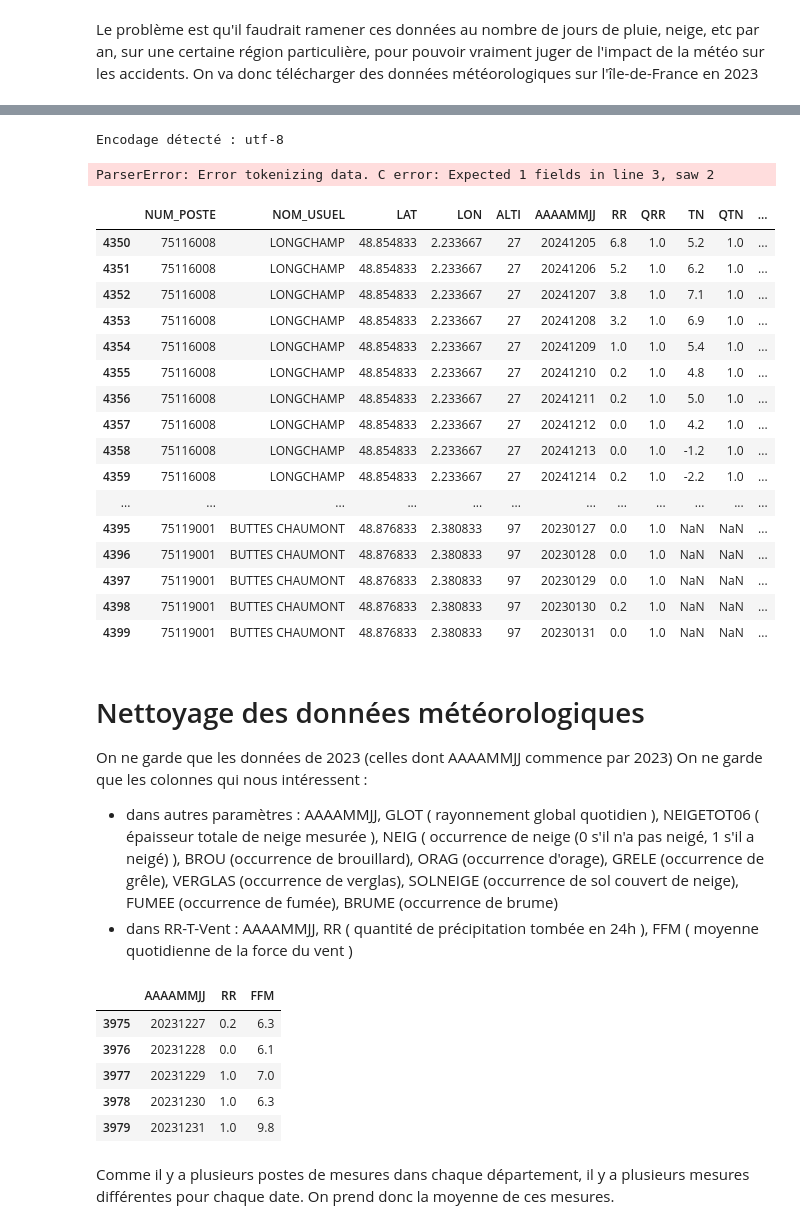
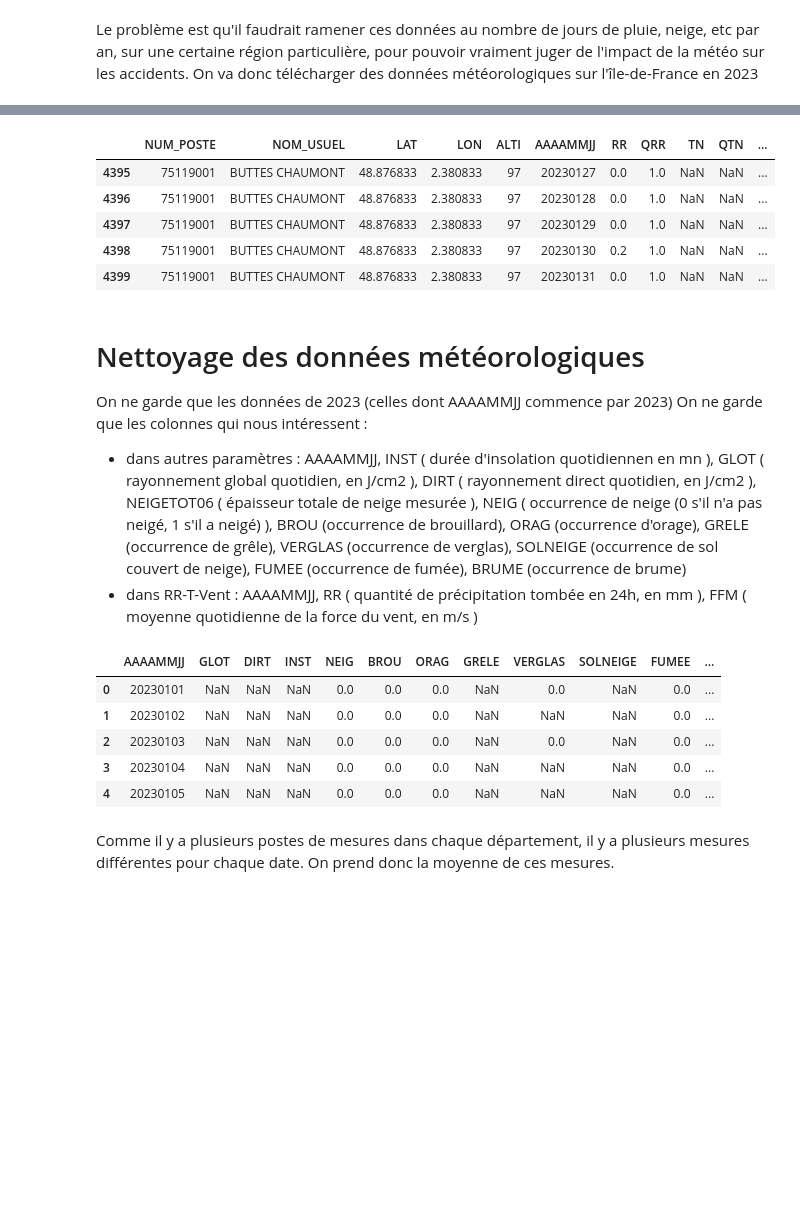
Before and after one commit to celineferbach/Projet-accidents-de-la-route, a Jupyter notebook: importation.ipynb, the cells around one changed output, grey strips where cells are left out. Cells and saved outputs as stored; diff of their text form; code cells hidden in the pictures; blank space fills up the shorter version.

```diff
--- a/importation.ipynb
+++ b/importation.ipynb
@@ -516,63 +508,30 @@ Successfully installed chardet-5.2.0
-# %%
-import requests
-import chardet
-import pandas as pd
-
-# URL du fichier CSV
-url = "https://www.data.gouv.fr/fr/datasets/r/4185b0e2-8077-4c06-af48-43defe7a108d"
-
-# Télécharger le fichier
-response = requests.get(url)
-response.raise_for_status()  # Vérifie que la requête a réussi
-
-# Détecter l'encodage
-result = chardet.detect(response.content)
-print("Encodage détecté :", result["encoding"])
-
-# Lire le fichier avec l'encodage détecté
-descriptif_vent = pd.read_csv(io.BytesIO(response.content), encoding=result["encoding"])
-print(descriptif_vent.head())
-# %% [output]
-Encodage détecté : utf-8
-ParserError: Error tokenizing data. C error: Expected 1 fields in line 3, saw 2
 # %%
 RRTVent_95 = recuperer_donnees_gz('00b37d57-76cf-4531-8fde-112a576a9a6e', 'QUOT_departement_95_periode_2023_2024_RR-T-Vent', ';')
 autres_parametres_95 = recuperer_donnees_gz('b3482517-0713-4eac-afcc-eb5b135a6ff2', 'QUOT_departement_95_periode_2023_2024_autres_parametres', ';')
 
 RRTVent_94 = recuperer_donnees_gz('dc4b8ca5-e72b-4f24-82c6-9d75f08c594b', 'QUOT_departement_94_periode_2023_2024_RR-T-Vent', ';')
 autres_parametres_94 = recuperer_donnees_gz('4ff5e1a0-c949-47ce-bdbf-e625c6df3f0e', 'QUOT_departement_94_periode_2023_2024_autres_parametres', ';')
 
 RRTVent_93 = recuperer_donnees_gz('8818da6a-3c3a-4c1e-ba7e-1e1a9c66120a', 'QUOT_departement_93_periode_2023_2024_RR-T-Vent', ';')
 autres_parametres_93 = recuperer_donnees_gz('6eadda53-ef58-4246-91ac-e84ed1a75e8f', 'QUOT_departement_93_periode_2023_2024_autres_parametres', ';')
 
 RRTVent_92 = recuperer_donnees_gz('881525f4-f786-4eb6-ac4d-d62f3089ed19', 'QUOT_departement_92_periode_2023_2024_RR-T-Vent', ';')
 autres_parametres_92 = recuperer_donnees_gz('634cc1ec-7d2a-47e4-9ef1-be51a894dbba', 'QUOT_departement_92_periode_2023_2024_autres_parametres', ';')
 
 RRTVent_91 = recuperer_donnees_gz('e3719036-f756-4a42-b1d8-ba65235d60e1', 'QUOT_departement_91_periode_2023_2024_RR-T-Vent', ';')
 autres_parametres_91 = recuperer_donnees_gz('0bce2def-d015-41e4-9d14-5127eed7b94d', 'QUOT_departement_91_periode_2023_2024_autres_parametres', ';')
 
 RRTVent_78 = recuperer_donnees_gz('c5aabcc5-3f3d-4caa-ac8a-c766685cf7b5', 'QUOT_departement_78_periode_2023_2024_RR-T-Vent', ';')
 autres_parametres_78 = recuperer_donnees_gz('587bcad8-7514-45fa-a023-39ddd5215433', 'QUOT_departement_78_periode_2023_2024_autres_parametres', ';')
 
 RRTVent_77 = recuperer_donnees_gz('473c287c-001a-4bfa-8c6c-f59afe61bead', 'QUOT_departement_77_periode_2023_2024_RR-T-Vent', ';')
 autres_parametres_77 = recuperer_donnees_gz('2b592ebd-d8c4-4fbd-8205-e04fab626ca8', 'QUOT_departement_77_periode_2023_2024_autres_parametres', ';')
 
 RRTVent_75 = recuperer_donnees_gz('aba837dc-fc7c-4010-ab5e-0eb02feb0010', 'QUOT_departement_77_periode_2023_2024_RR-T-Vent', ';')
 autres_parametres_75 = recuperer_donnees_gz('863521b9-9e04-4255-b720-6d3ff4da3ef1', 'QUOT_departement_77_periode_2023_2024_autres_parametres', ';')
-RRTVent_75.tail(50)
+RRTVent_75.tail()
 # %% [output]
 |  | NUM_POSTE | NOM_USUEL | LAT | LON | ALTI | AAAAMMJJ | RR | QRR | TN | QTN | ... |
-| 4350 | 75116008 | LONGCHAMP | 48.854833 | 2.233667 | 27 | 20241205 | 6.8 | 1.0 | 5.2 | 1.0 | ... |
-| 4351 | 75116008 | LONGCHAMP | 48.854833 | 2.233667 | 27 | 20241206 | 5.2 | 1.0 | 6.2 | 1.0 | ... |
-| 4352 | 75116008 | LONGCHAMP | 48.854833 | 2.233667 | 27 | 20241207 | 3.8 | 1.0 | 7.1 | 1.0 | ... |
-| 4353 | 75116008 | LONGCHAMP | 48.854833 | 2.233667 | 27 | 20241208 | 3.2 | 1.0 | 6.9 | 1.0 | ... |
-| 4354 | 75116008 | LONGCHAMP | 48.854833 | 2.233667 | 27 | 20241209 | 1.0 | 1.0 | 5.4 | 1.0 | ... |
-| 4355 | 75116008 | LONGCHAMP | 48.854833 | 2.233667 | 27 | 20241210 | 0.2 | 1.0 | 4.8 | 1.0 | ... |
-| 4356 | 75116008 | LONGCHAMP | 48.854833 | 2.233667 | 27 | 20241211 | 0.2 | 1.0 | 5.0 | 1.0 | ... |
-| 4357 | 75116008 | LONGCHAMP | 48.854833 | 2.233667 | 27 | 20241212 | 0.0 | 1.0 | 4.2 | 1.0 | ... |
-| 4358 | 75116008 | LONGCHAMP | 48.854833 | 2.233667 | 27 | 20241213 | 0.0 | 1.0 | -1.2 | 1.0 | ... |
-| 4359 | 75116008 | LONGCHAMP | 48.854833 | 2.233667 | 27 | 20241214 | 0.2 | 1.0 | -2.2 | 1.0 | ... |
-| ... | ... | ... | ... | ... | ... | ... | ... | ... | ... | ... | ... |
 | 4395 | 75119001 | BUTTES CHAUMONT | 48.876833 | 2.380833 | 97 | 20230127 | 0.0 | 1.0 | NaN | NaN | ... |
 | 4396 | 75119001 | BUTTES CHAUMONT | 48.876833 | 2.380833 | 97 | 20230128 | 0.0 | 1.0 | NaN | NaN | ... |
 | 4397 | 75119001 | BUTTES CHAUMONT | 48.876833 | 2.380833 | 97 | 20230129 | 0.0 | 1.0 | NaN | NaN | ... |
@@ -582,72 +541,72 @@ RRTVent_75.tail(50)
 # Nettoyage des données météorologiques
 On ne garde que les données de 2023 (celles dont AAAAMMJJ commence par 2023)
 On ne garde que les colonnes qui nous intéressent :
-- dans autres paramètres : AAAAMMJJ, GLOT ( rayonnement global quotidien ), NEIGETOT06 ( épaisseur totale de neige mesurée ), NEIG ( occurrence de neige (0 s'il n'a pas neigé, 1 s'il a neigé) ), BROU (occurrence de brouillard), ORAG (occurrence d'orage), GRELE (occurrence de grêle), VERGLAS (occurrence de verglas), SOLNEIGE (occurrence de sol couvert de neige), FUMEE (occurrence de fumée), BRUME (occurrence de brume)
-- dans RR-T-Vent : AAAAMMJJ, RR ( quantité de précipitation tombée en 24h ), FFM ( moyenne quotidienne de la force du vent )
+- dans autres paramètres : AAAAMMJJ, INST ( durée d'insolation quotidiennen en mn ), GLOT ( rayonnement global quotidien, en J/cm2 ), DIRT ( rayonnement direct quotidien, en J/cm2 ), NEIGETOT06 ( épaisseur totale de neige mesurée ), NEIG ( occurrence de neige (0 s'il n'a pas neigé, 1 s'il a neigé) ), BROU (occurrence de brouillard), ORAG (occurrence d'orage), GRELE (occurrence de grêle), VERGLAS (occurrence de verglas), SOLNEIGE (occurrence de sol couvert de neige), FUMEE (occurrence de fumée), BRUME (occurrence de brume)
+- dans RR-T-Vent : AAAAMMJJ, RR ( quantité de précipitation tombée en 24h, en mm ), FFM ( moyenne quotidienne de la force du vent, en m/s )
 # %%
 autres_parametres_75['AAAAMMJJ'] = autres_parametres_75['AAAAMMJJ'].astype(str)
 RRTVent_75['AAAAMMJJ'] = RRTVent_75['AAAAMMJJ'].astype(str)
-autres_parametres_75 = autres_parametres_75.loc[:,['AAAAMMJJ', 'GLOT', 'NEIG', 'BROU', 'ORAG', 'GRELE', 'VERGLAS', 'SOLNEIGE', 'FUMEE', 'BRUME']]
+autres_parametres_75 = autres_parametres_75.loc[:,['AAAAMMJJ', 'GLOT', 'DIRT', 'INST', 'NEIG', 'BROU', 'ORAG', 'GRELE', 'VERGLAS', 'SOLNEIGE', 'FUMEE', 'BRUME']]
 RRTVent_75 = RRTVent_75.loc[:,['AAAAMMJJ', 'RR', 'FFM']]
 autres_parametres_75 = autres_parametres_75.loc[autres_parametres_75['AAAAMMJJ'].str.startswith('2023')]
 RRTVent_75 = RRTVent_75.loc[RRTVent_75['AAAAMMJJ'].str.startswith('2023')]
 
 autres_parametres_77['AAAAMMJJ'] = autres_parametres_77['AAAAMMJJ'].astype(str)
 RRTVent_77['AAAAMMJJ'] = RRTVent_77['AAAAMMJJ'].astype(str)
-autres_parametres_77 = autres_parametres_77.loc[:,['AAAAMMJJ', 'GLOT', 'NEIG', 'BROU', 'ORAG', 'GRELE', 'VERGLAS', 'SOLNEIGE', 'FUMEE', 'BRUME']]
+autres_parametres_77 = autres_parametres_77.loc[:,['AAAAMMJJ', 'GLOT', 'DIRT', 'INST', 'NEIG', 'BROU', 'ORAG', 'GRELE', 'VERGLAS', 'SOLNEIGE', 'FUMEE', 'BRUME']]
 RRTVent_77 = RRTVent_77.loc[:,['AAAAMMJJ', 'RR', 'FFM']]
 autres_parametres_77 = autres_parametres_77.loc[autres_parametres_77['AAAAMMJJ'].str.startswith('2023')]
 RRTVent_77 = RRTVent_77.loc[RRTVent_77['AAAAMMJJ'].str.startswith('2023')]
 
 autres_parametres_78['AAAAMMJJ'] = autres_parametres_78['AAAAMMJJ'].astype(str)
 RRTVent_78['AAAAMMJJ'] = RRTVent_78['AAAAMMJJ'].astype(str)
-autres_parametres_78 = autres_parametres_78.loc[:,['AAAAMMJJ', 'GLOT', 'NEIG', 'BROU', 'ORAG', 'GRELE', 'VERGLAS', 'SOLNEIGE', 'FUMEE', 'BRUME']]
+autres_parametres_78 = autres_parametres_78.loc[:,['AAAAMMJJ', 'GLOT', 'DIRT', 'INST', 'NEIG', 'BROU', 'ORAG', 'GRELE', 'VERGLAS', 'SOLNEIGE', 'FUMEE', 'BRUME']]
 RRTVent_78 = RRTVent_78.loc[:,['AAAAMMJJ', 'RR', 'FFM']]
 autres_parametres_78 = autres_parametres_78.loc[autres_parametres_78['AAAAMMJJ'].str.startswith('2023')]
 RRTVent_78 = RRTVent_78.loc[RRTVent_78['AAAAMMJJ'].str.startswith('2023')]
 
 autres_parametres_91['AAAAMMJJ'] = autres_parametres_91['AAAAMMJJ'].astype(str)
 RRTVent_91['AAAAMMJJ'] = RRTVent_91['AAAAMMJJ'].astype(str)
-autres_parametres_91 = autres_parametres_91.loc[:,['AAAAMMJJ', 'GLOT', 'NEIG', 'BROU', 'ORAG', 'GRELE', 'VERGLAS', 'SOLNEIGE', 'FUMEE', 'BRUME']]
+autres_parametres_91 = autres_parametres_91.loc[:,['AAAAMMJJ', 'GLOT', 'DIRT', 'INST', 'NEIG', 'BROU', 'ORAG', 'GRELE', 'VERGLAS', 'SOLNEIGE', 'FUMEE', 'BRUME']]
 RRTVent_91 = RRTVent_91.loc[:,['AAAAMMJJ', 'RR', 'FFM']]
 autres_parametres_91 = autres_parametres_91.loc[autres_parametres_91['AAAAMMJJ'].str.startswith('2023')]
 RRTVent_91 = RRTVent_91.loc[RRTVent_91['AAAAMMJJ'].str.startswith('2023')]
 
 autres_parametres_92['AAAAMMJJ'] = autres_parametres_92['AAAAMMJJ'].astype(str)
 RRTVent_92['AAAAMMJJ'] = RRTVent_92['AAAAMMJJ'].astype(str)
-autres_parametres_92 = autres_parametres_92.loc[:,['AAAAMMJJ', 'GLOT', 'NEIG', 'BROU', 'ORAG', 'GRELE', 'VERGLAS', 'SOLNEIGE', 'FUMEE', 'BRUME']]
+autres_parametres_92 = autres_parametres_92.loc[:,['AAAAMMJJ', 'GLOT', 'DIRT', 'INST', 'NEIG', 'BROU', 'ORAG', 'GRELE', 'VERGLAS', 'SOLNEIGE', 'FUMEE', 'BRUME']]
 RRTVent_92 = RRTVent_92.loc[:,['AAAAMMJJ', 'RR', 'FFM']]
 autres_parametres_92 = autres_parametres_92.loc[autres_parametres_92['AAAAMMJJ'].str.startswith('2023')]
 RRTVent_92 = RRTVent_92.loc[RRTVent_92['AAAAMMJJ'].str.startswith('2023')]
 
 autres_parametres_93['AAAAMMJJ'] = autres_parametres_93['AAAAMMJJ'].astype(str)
 RRTVent_93['AAAAMMJJ'] = RRTVent_93['AAAAMMJJ'].astype(str)
-autres_parametres_93 = autres_parametres_93.loc[:,['AAAAMMJJ', 'GLOT', 'NEIG', 'BROU', 'ORAG', 'GRELE', 'VERGLAS', 'SOLNEIGE', 'FUMEE', 'BRUME']]
+autres_parametres_93 = autres_parametres_93.loc[:,['AAAAMMJJ', 'GLOT', 'DIRT', 'INST', 'NEIG', 'BROU', 'ORAG', 'GRELE', 'VERGLAS', 'SOLNEIGE', 'FUMEE', 'BRUME']]
 RRTVent_93 = RRTVent_93.loc[:,['AAAAMMJJ', 'RR', 'FFM']]
 autres_parametres_93 = autres_parametres_93.loc[autres_parametres_93['AAAAMMJJ'].str.startswith('2023')]
 RRTVent_93 = RRTVent_93.loc[RRTVent_93['AAAAMMJJ'].str.startswith('2023')]
 
 autres_parametres_94['AAAAMMJJ'] = autres_parametres_94['AAAAMMJJ'].astype(str)
 RRTVent_94['AAAAMMJJ'] = RRTVent_94['AAAAMMJJ'].astype(str)
-autres_parametres_94 = autres_parametres_94.loc[:,['AAAAMMJJ', 'GLOT', 'NEIG', 'BROU', 'ORAG', 'GRELE', 'VERGLAS', 'SOLNEIGE', 'FUMEE', 'BRUME']]
+autres_parametres_94 = autres_parametres_94.loc[:,['AAAAMMJJ', 'GLOT', 'DIRT', 'INST', 'NEIG', 'BROU', 'ORAG', 'GRELE', 'VERGLAS', 'SOLNEIGE', 'FUMEE', 'BRUME']]
 RRTVent_94 = RRTVent_94.loc[:,['AAAAMMJJ', 'RR', 'FFM']]
 autres_parametres_94 = autres_parametres_94.loc[autres_parametres_94['AAAAMMJJ'].str.startswith('2023')]
 RRTVent_94 = RRTVent_94.loc[RRTVent_94['AAAAMMJJ'].str.startswith('2023')]
 
 autres_parametres_95['AAAAMMJJ'] = autres_parametres_95['AAAAMMJJ'].astype(str)
 RRTVent_95['AAAAMMJJ'] = RRTVent_95['AAAAMMJJ'].astype(str)
-autres_parametres_95 = autres_parametres_95.loc[:,['AAAAMMJJ', 'GLOT', 'NEIG', 'BROU', 'ORAG', 'GRELE', 'VERGLAS', 'SOLNEIGE', 'FUMEE', 'BRUME']]
+autres_parametres_95 = autres_parametres_95.loc[:,['AAAAMMJJ', 'GLOT', 'DIRT', 'INST', 'NEIG', 'BROU', 'ORAG', 'GRELE', 'VERGLAS', 'SOLNEIGE', 'FUMEE', 'BRUME']]
 RRTVent_95 = RRTVent_95.loc[:,['AAAAMMJJ', 'RR', 'FFM']]
 autres_parametres_95 = autres_parametres_95.loc[autres_parametres_95['AAAAMMJJ'].str.startswith('2023')]
 RRTVent_95 = RRTVent_95.loc[RRTVent_95['AAAAMMJJ'].str.startswith('2023')]
-RRTVent_95.tail()
+autres_parametres_95.head()
 # %% [output]
-|  | AAAAMMJJ | RR | FFM |
-| 3975 | 20231227 | 0.2 | 6.3 |
-| 3976 | 20231228 | 0.0 | 6.1 |
-| 3977 | 20231229 | 1.0 | 7.0 |
-| 3978 | 20231230 | 1.0 | 6.3 |
-| 3979 | 20231231 | 1.0 | 9.8 |
+|  | AAAAMMJJ | GLOT | DIRT | INST | NEIG | BROU | ORAG | GRELE | VERGLAS | SOLNEIGE | FUMEE | ... |
+| 0 | 20230101 | NaN | NaN | NaN | 0.0 | 0.0 | 0.0 | NaN | 0.0 | NaN | 0.0 | ... |
+| 1 | 20230102 | NaN | NaN | NaN | 0.0 | 0.0 | 0.0 | NaN | NaN | NaN | 0.0 | ... |
+| 2 | 20230103 | NaN | NaN | NaN | 0.0 | 0.0 | 0.0 | NaN | 0.0 | NaN | 0.0 | ... |
+| 3 | 20230104 | NaN | NaN | NaN | 0.0 | 0.0 | 0.0 | NaN | NaN | NaN | 0.0 | ... |
+| 4 | 20230105 | NaN | NaN | NaN | 0.0 | 0.0 | 0.0 | NaN | NaN | NaN | 0.0 | ... |
 # %% [markdown]
 Comme il y a plusieurs postes de mesures dans chaque département, il y a plusieurs mesures différentes pour chaque date. On prend donc la moyenne de ces mesures.
 # %%
```
Also changed, not shown: parts of 7 cells of this notebook.
